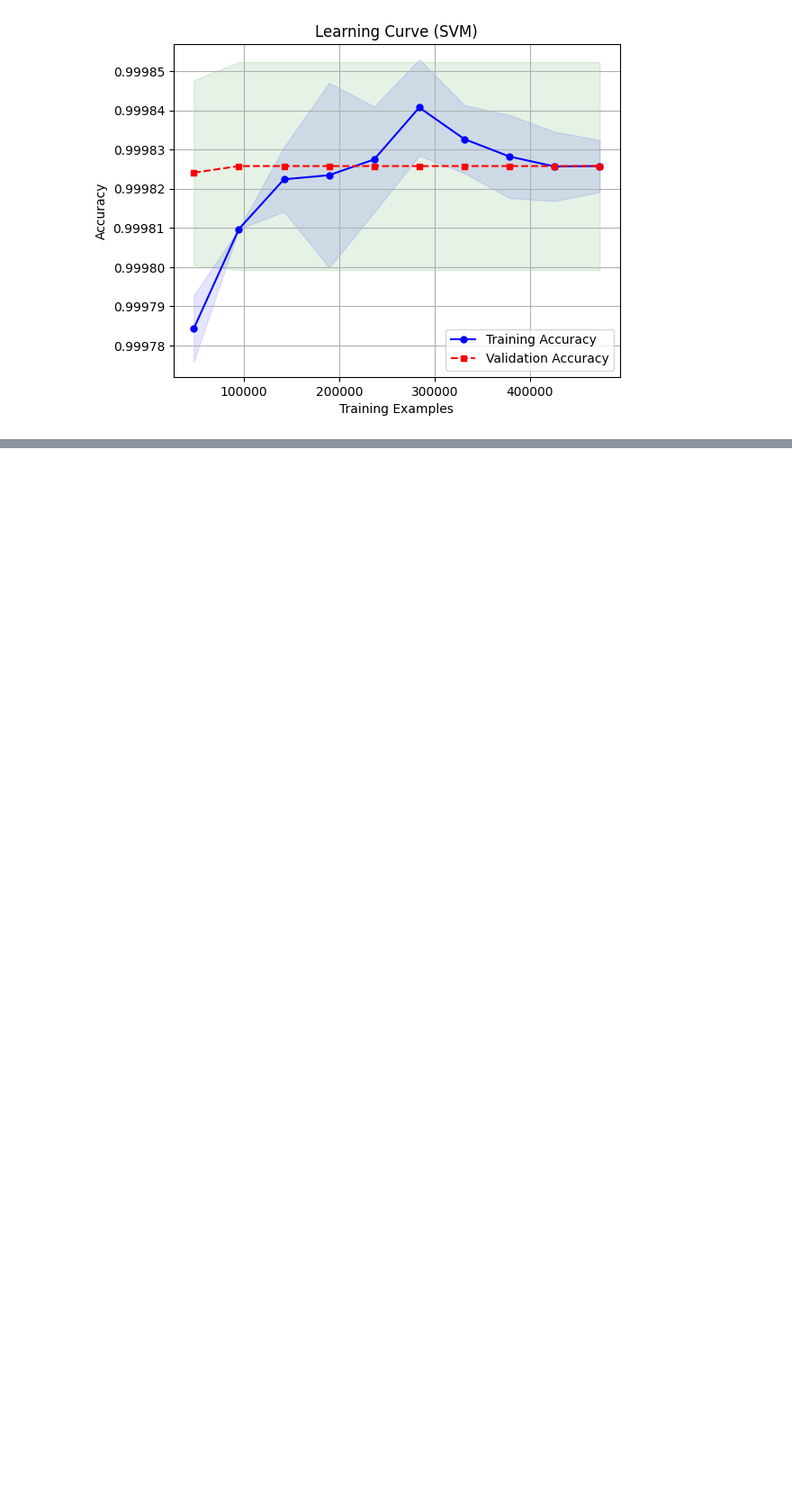
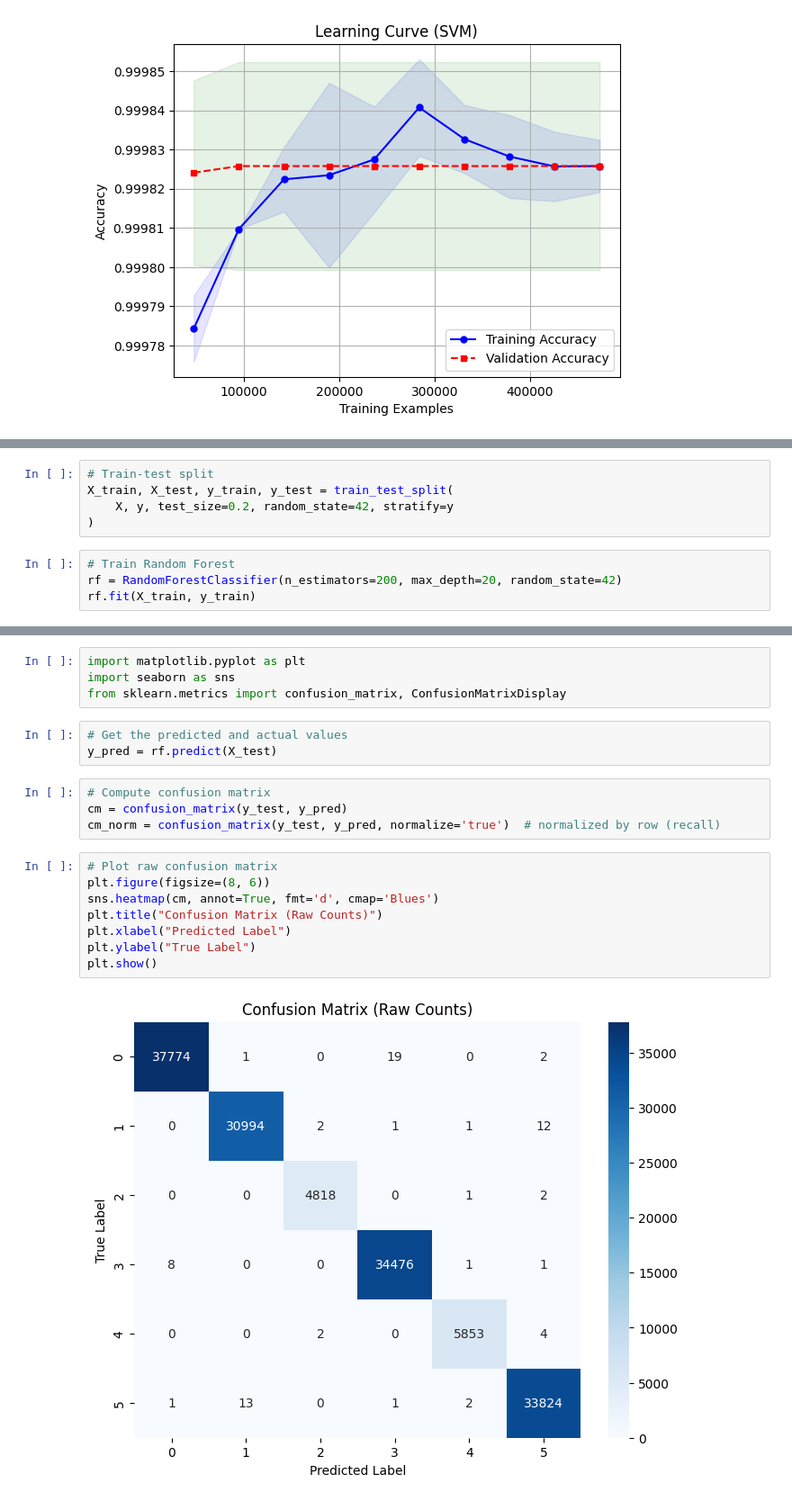
Before and after one commit to DATASCIENCE-PROJECT-GROUP/DATASCIENCE---CW, a Jupyter notebook: MODELLING_2.ipynb, the cells around one changed output, grey strips where cells are left out. Shown at 90% size. Saved outputs shown, nothing was run; the diff lists cells and outputs as text; blank space fills up the shorter version.

```diff
--- a/MODELLING_2.ipynb
+++ b/MODELLING_2.ipynb
@@ -478,0 +504,9 @@ plt.show()
+# %%
+# Train-test split
+X_train, X_test, y_train, y_test = train_test_split(
+    X, y, test_size=0.2, random_state=42, stratify=y
+)
+# %%
+# Train Random Forest
+rf = RandomForestClassifier(n_estimators=200, max_depth=20, random_state=42)
+rf.fit(X_train, y_train)
@@ -478,0 +539,21 @@ plt.show()
+# %%
+import matplotlib.pyplot as plt
+import seaborn as sns
+from sklearn.metrics import confusion_matrix, ConfusionMatrixDisplay
+# %%
+# Get the predicted and actual values
+y_pred = rf.predict(X_test)
+# %%
+# Compute confusion matrix
+cm = confusion_matrix(y_test, y_pred)
+cm_norm = confusion_matrix(y_test, y_pred, normalize='true')  # normalized by row (recall)
+# %%
+# Plot raw confusion matrix
+plt.figure(figsize=(8, 6))
+sns.heatmap(cm, annot=True, fmt='d', cmap='Blues')
+plt.title("Confusion Matrix (Raw Counts)")
+plt.xlabel("Predicted Label")
+plt.ylabel("True Label")
+plt.show()
+# %% [output]
+[figure, added]
```
Also changed, not shown: parts of 21 cells of this notebook.
